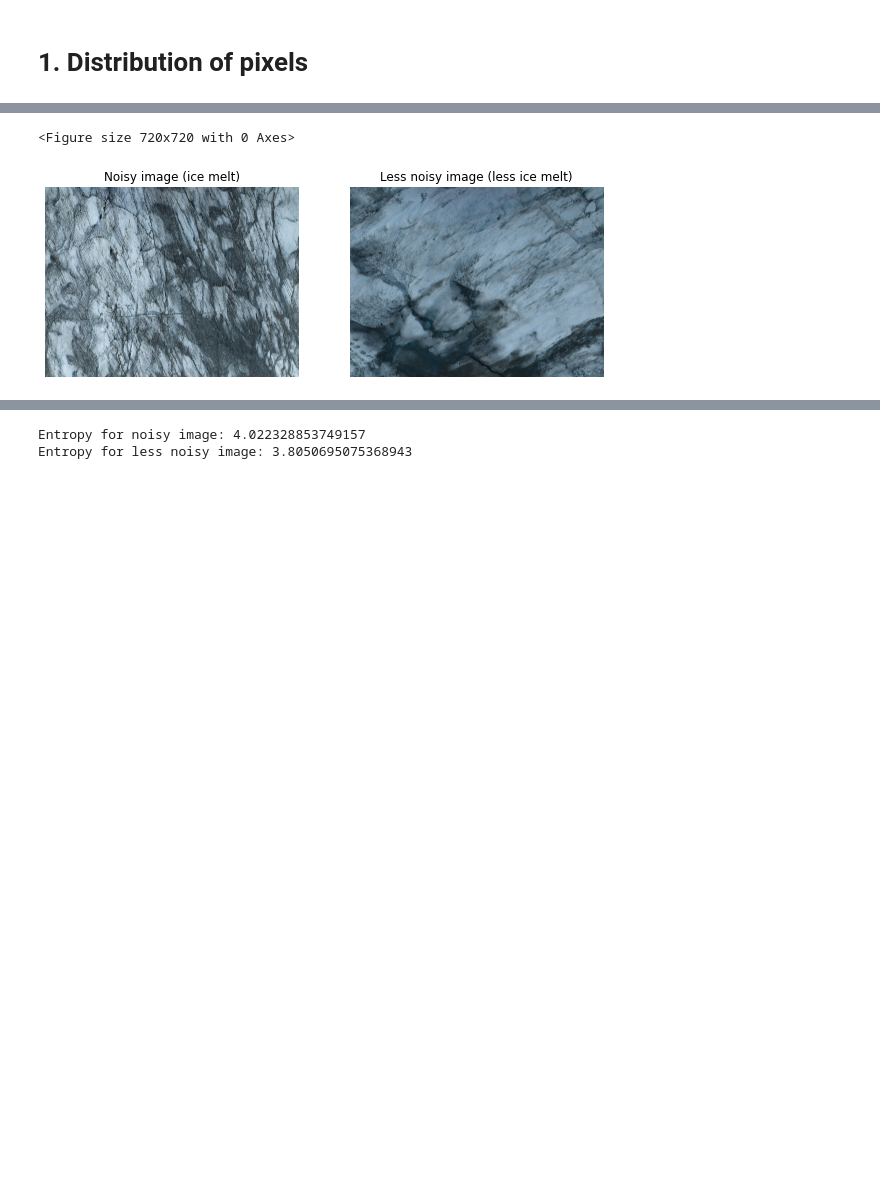
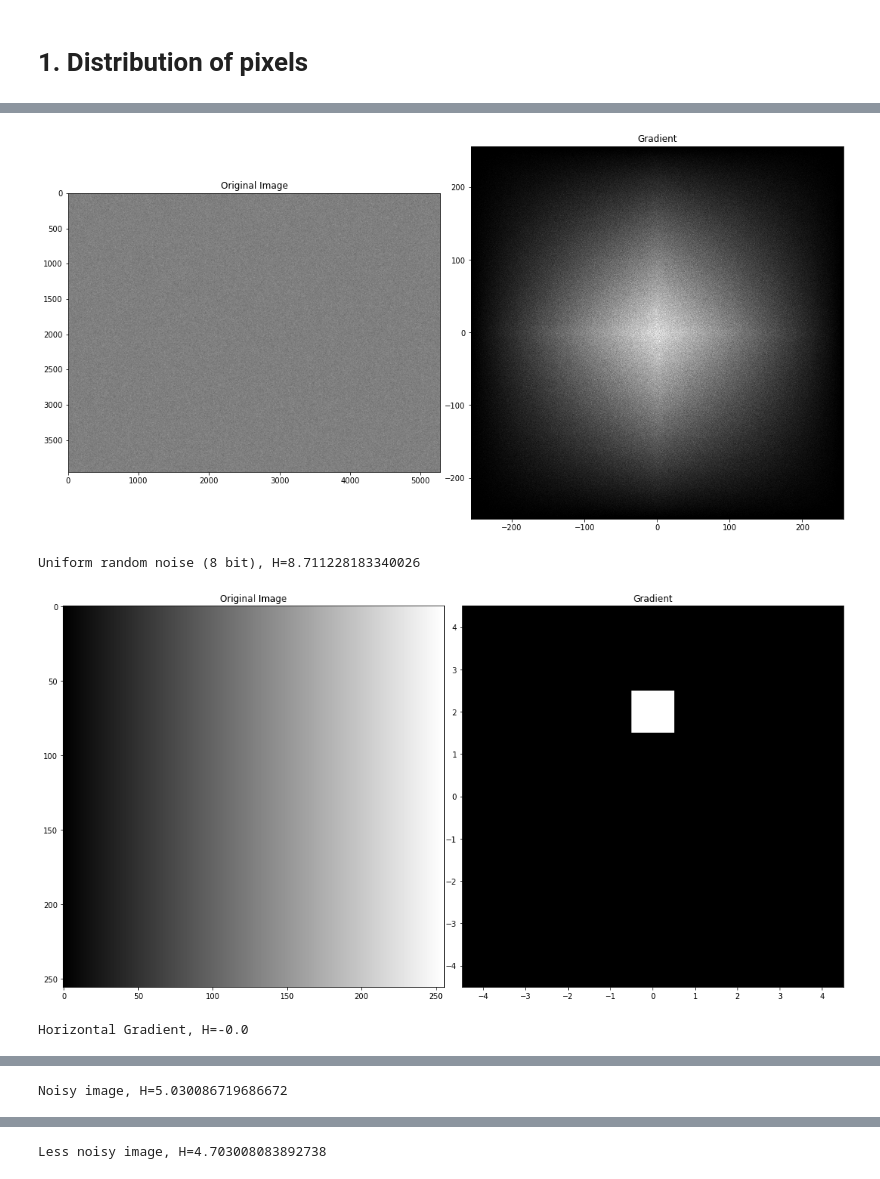
Before and after one commit to ds4114/Greenland_Drone_Analysis, a Jupyter notebook: data exploration.ipynb, the cells around one changed output, grey strips where cells are left out. Cells and saved outputs as stored; diff of their text form; code cells hidden in the pictures; blank space fills up the shorter version.

```diff
--- a/data exploration.ipynb
+++ b/data exploration.ipynb
@@ -72,19 +82,25 @@ More ice => More uniform image => Lower entropy
+# %%
+images = []
+
+# pure noise
+noise_8b = np.random.randint(low=0, high=255, size=data_r.shape)
+images += [("Uniform random noise (8 bit)" , noise_8b)]
+
+# Linear Gradients
+hor_gradient = np.outer(np.ones(256), np.arange(256))
+images += [("Horizontal Gradient", hor_gradient)]
+
+# actual data
+image_noisy, image_less_noisy = Image.open('data/noisy.jpg'), Image.open('data/less_noisy.jpg')
+data_noisy, data_less_noisy = np.array(image_noisy, dtype=np.int32), np.array(image_less_noisy, dtype=np.int32)
+data_noisy_r, data_less_noisy_r = data_noisy[:, :, 0], data_less_noisy[:, :, 0]
+images += [("Noisy image", data_noisy_r)]
+images += [("Less noisy image", data_less_noisy_r)]
 # %%
-image_noisy = Image.open('data/noisy.jpg')
-image_less_noisy = Image.open('data/less_noisy.jpg')
-
-plt.figure()
-fig, ax = plt.subplots(1, 2)
-
-ax[0].imshow(image_noisy, cmap='Greys_r')
-ax[0].title.set_text('Noisy image (ice melt)')
-ax[1].imshow(image_less_noisy, cmap='Greys_r')
-ax[1].title.set_text('Less noisy image (less ice melt)')
-
-ax[0].axis('off')
-ax[1].axis('off')
-
-plt.show()
+for label, image in images:
+    print(label + f', H={H_image(image, plot=True)}')
 # %% [output]
+[figure, new version]
-<Figure size 720x720 with 0 Axes>
+Uniform random noise (8 bit), H=8.711228183340026
-[figure, old version]
+[figure, added]
+Horizontal Gradient, H=-0.0
@@ -90,0 +108 @@ plt.show()
+Noisy image, H=5.030086719686672
@@ -91,11 +110 @@ plt.show()
+Less noisy image, H=4.703008083892738
-# %%
-data_noisy = np.array(image_noisy, dtype=np.int32)
-data_r, data_g, data_b = data_noisy[:, :, 0], data_noisy[:, :, 1], data_noisy[:, :, 2]
-print(f'Entropy for noisy image: {H_image(data_r)}')
-
-data_less_noisy = np.array(image_less_noisy, dtype=np.int32)
-data_r, data_g, data_b = data_less_noisy[:, :, 0], data_less_noisy[:, :, 1], data_less_noisy[:, :, 2]
-print(f'Entropy for less noisy image: {H_image(data_r)}')
-# %% [output]
-Entropy for noisy image: 4.022328853749157
-Entropy for less noisy image: 3.8050695075368943
```
Also changed, not shown: parts of 19 cells of this notebook.
